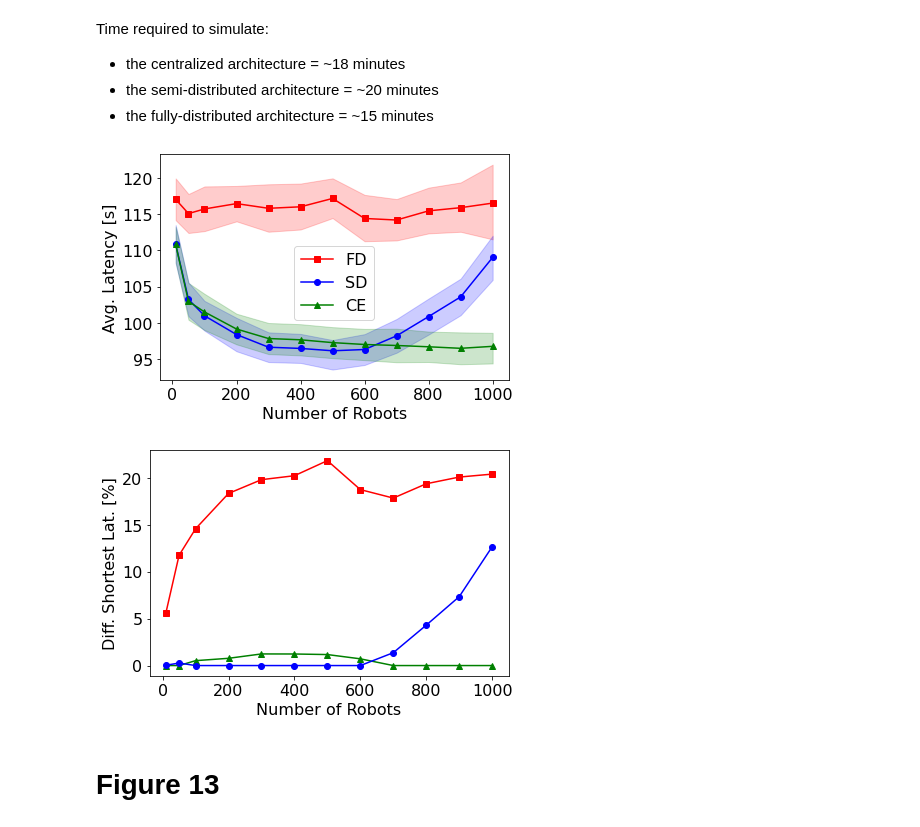
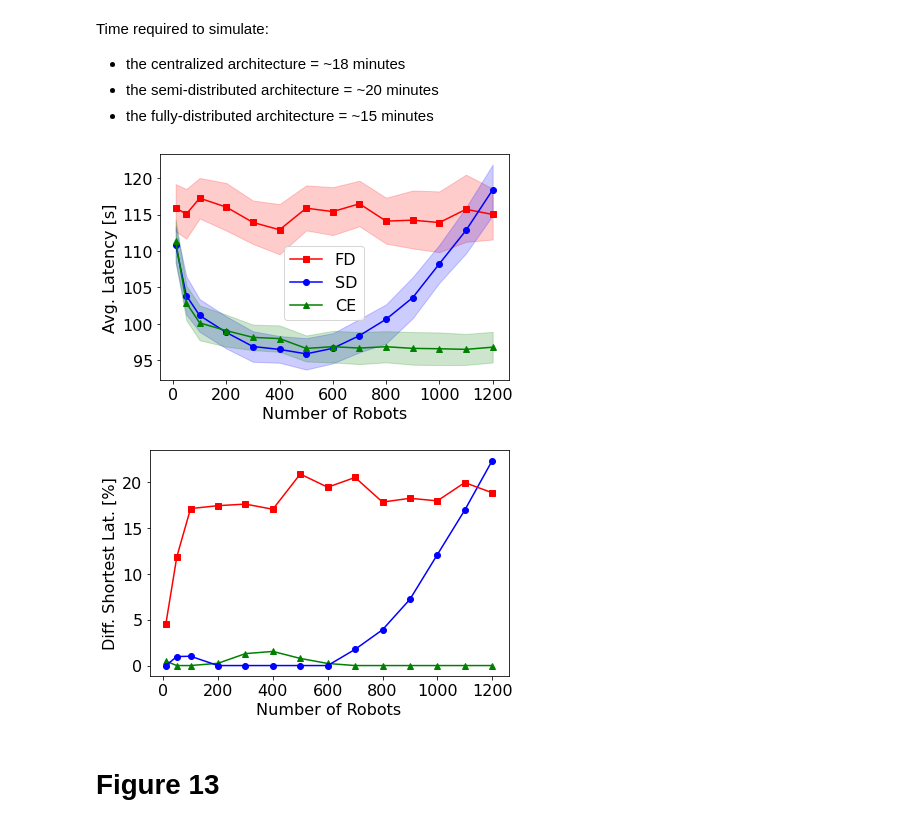
Before and after one commit to rickypinci/CPS-architecture, a Jupyter notebook: analysis.ipynb, the cells around one changed output. Drawn from its saved outputs; the diff is of its cells as text; code cells hidden in the pictures.

```diff
--- a/analysis.ipynb
+++ b/analysis.ipynb
@@ -1432,7 +1432,7 @@ dfInd['R_robot_sys_up'] = dfInd['R1_robot_sys_up'] + dfInd['R2_robot_sys_up'] +
 THINK_TIME = 10
 POLICY_REFRESH = 10
 COMM_COST = 1
-Ns = [10,50,100,200,300,400,500,600,700,800,900,1000]
+Ns = [10,50,100,200,300,400,500,600,700,800,900,1000,1100,1200]
 
 #############
 ## Latency ##
@@ -1458,7 +1458,7 @@ plt.ylabel('Avg. Latency [s]', fontsize=16)
 #plt.title('N = '+str(NUM_ROBOT_MAX)+' | Z = '+str(THINK_TIME)+' | Comm. Cost = '+str(COMM_COST)+' | Policy Refresh = '+str(POLICY_REFRESH))
 plt.xticks(size=16)
 plt.yticks(size=16)
-plt.legend(fontsize=16, loc='center', bbox_to_anchor=(0.5,0.43))
+plt.legend(fontsize=16, loc='center', bbox_to_anchor=(0.47,0.43))
 
 plt.tight_layout()
 #plt.savefig('images/varNumRobots/50-50_emergencyExit_varN_Z'+str(THINK_TIME)+'_refresh'+str(POLICY_REFRESH)+'_cost'+str(COMM_COST)+'_lat.pdf')
@@ -1471,35 +1471,35 @@ plt.show()
 df1 = dfCentralTmp[['N_robot','R_robot_sys_mean']].set_index('N_robot').reset_index()
 df2 = dfSingleTmp[['N_robot','R_robot_sys_mean']].set_index('N_robot').reset_index()
 df3 = dfIndTmp[['N_robot','R_robot_sys_mean']].set_index('N_robot').reset_index()
 
 dfTot = df1.join(df2.join(df3, rsuffix='_distr'), lsuffix='_central', rsuffix='_semi')
 dfTot.drop(['N_robot_semi', 'N_robot_distr'], axis=1, inplace=True)
 dfTot.rename({'N_robot_central':'N_robot'}, inplace=True)
 
 dfTot['min_R_robot_sys_mean'] = dfTot[['R_robot_sys_mean_central', 'R_robot_sys_mean_semi', 'R_robot_sys_mean_distr']].min(axis=1)
 
 dfTot['diffCentralMin'] = abs(dfTot['R_robot_sys_mean_central'] - dfTot['min_R_robot_sys_mean']) / dfTot['min_R_robot_sys_mean']
 dfTot['diffSemiMin'] = abs(dfTot['R_robot_sys_mean_semi'] - dfTot['min_R_robot_sys_mean']) / dfTot['min_R_robot_sys_mean']
 dfTot['diffDistrMin'] = abs(dfTot['R_robot_sys_mean_distr'] - dfTot['min_R_robot_sys_mean']) / dfTot['min_R_robot_sys_mean']
 
 fig, ax1 = plt.subplots()
 
 ax1.plot(dfCentralTmp['N_robot'], dfTot['diffCentralMin']*100, color='green', marker='^', label='CE')
 ax1.plot(dfCentralTmp['N_robot'], dfTot['diffSemiMin']*100, color='blue', marker='o', label='SD')
 ax1.plot(dfCentralTmp['N_robot'], dfTot['diffDistrMin']*100, color='red', marker='s', label='FD')
 
 plt.xlabel('Number of Robots', fontsize=16)
 plt.ylabel('Diff. Shortest Lat. [%]', fontsize=16)
 plt.xticks(size=16)
 plt.yticks(size=16)
 #plt.legend(fontsize=16)
 
 plt.tight_layout()
 #plt.savefig('images/varNumRobots/50-50_emergencyExit_varN_Z'+str(THINK_TIME)+'_refresh'+str(POLICY_REFRESH)+'_cost'+str(COMM_COST)+'_diff.pdf')
 plt.show()
 # %% [output]
-[figure, old version]
+[figure, new version]
-[figure, old version]
+[figure, new version]
 # %% [markdown]
 # Figure 13
 # %% [markdown]
```
Also changed, not shown: parts of 2 cells of this notebook, 24 other files.
